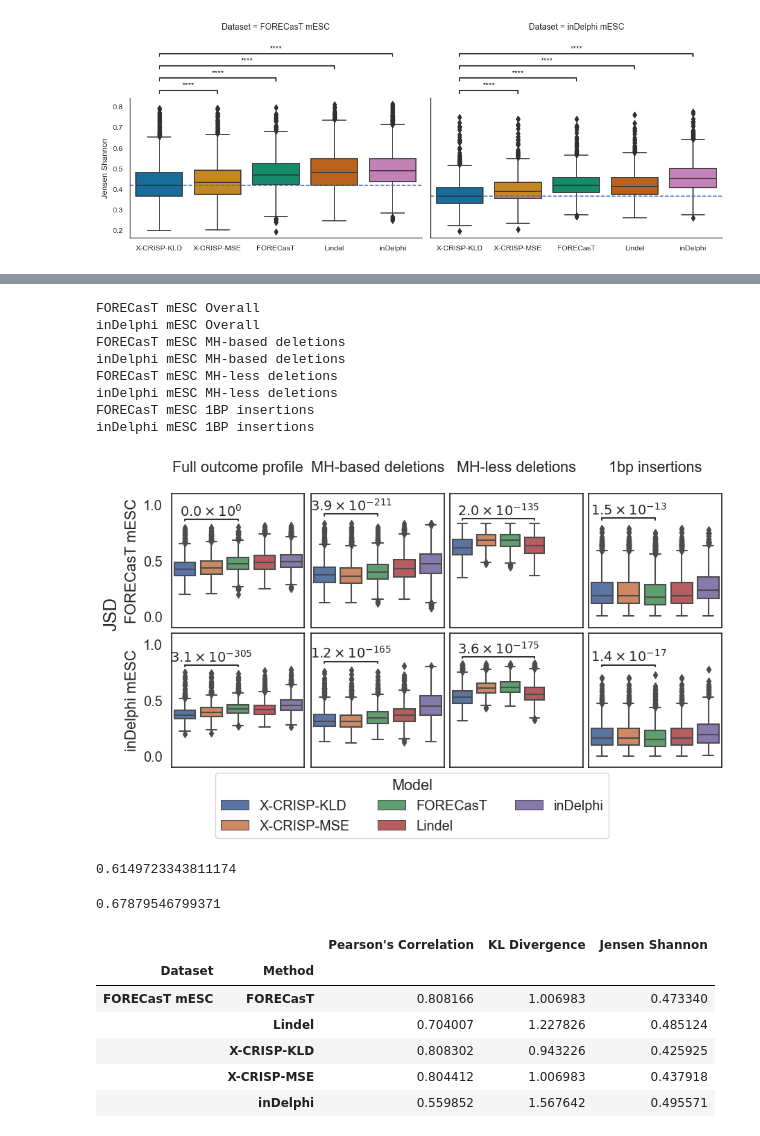
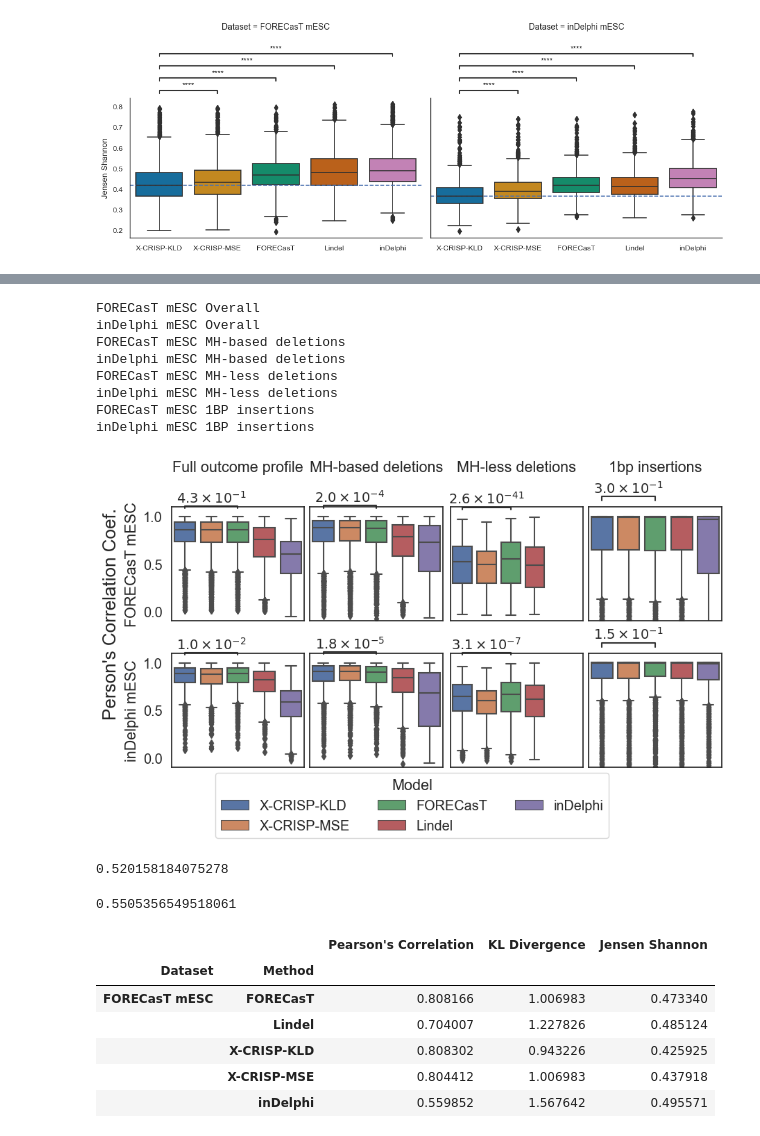
Before and after one commit to zouter/XCRISP, a Jupyter notebook: notebooks/figures/2.performance_comparisons.ipynb, the cells around one changed output, grey strips where cells are left out. Saved outputs shown, nothing was run; the diff lists cells and outputs as text; code cells hidden in the pictures.

```diff
--- a/notebooks/figures/2.performance_comparisons.ipynb
+++ b/notebooks/figures/2.performance_comparisons.ipynb
@@ -145,9 +145,9 @@ insertion_df["Category"] = "Insertions"
 # %%
 import scipy
 
-metric = "Jensen Shannon"
+# metric = "Jensen Shannon"
 # metric = "KL Divergence"
-# metric = "Pearson's Correlation"
+metric = "Pearson's Correlation"
 
 mhless_df = name_correction(pd.read_csv(PERFORMANCE_DATA_DIR + "mhless.tsv", sep="\t"))
 
@@ -286,34 +286,34 @@ for i, a in enumerate(axes):
             b.set_yticklabels([""] * 6)
         b.set_title("")
         b.set_xlabel("")
         b.set_xticklabels([""] * 5)
 
 
 axes[0, 0].set_title("Full outcome profile\n", pad=pad)
 axes[0, 1].set_title("MH-based deletions\n", pad=pad)
 axes[0, 2].set_title("MH-less deletions\n", pad=pad)
 axes[0, 3].set_title("1bp insertions\n", pad=pad)
 
 axes[0, 2].set_xticks([1,2,3,4,5])
 axes[1, 2].set_xticks([1,2,3,4,5])
 
 
 axes[0, 0].set_ylabel("FORECasT mESC")
 axes[1, 0].set_ylabel("inDelphi mESC")
 
 plt.savefig(f"./artifacts/individual_outcome_performance_comparison_{metric}.pdf", facecolor="white", bbox_inches='tight')
 
 plt.show()
 # %% [output]
 FORECasT mESC Overall
 inDelphi mESC Overall
 FORECasT mESC MH-based deletions
 inDelphi mESC MH-based deletions
 FORECasT mESC MH-less deletions
 inDelphi mESC MH-less deletions
 FORECasT mESC 1BP insertions
 inDelphi mESC 1BP insertions
-[figure, old version]
+[figure, new version]
 # %%
 testdf = mhless_df.set_index(["Dataset", "Method", "Target Site"]).sort_index()
 a = testdf.loc["FORECasT mESC"].loc[f"{NAME_FOR_MODEL}KLD"][metric]
@@ -324,11 +324,11 @@ b = testdf.loc["FORECasT mESC"].loc["FORECasT"][metric].loc[idx]
 import numpy as np
 np.median(a)
 # %% [output]
-0.6149723343811174
+0.520158184075278
 # %%
 np.median(b)
 # %% [output]
-0.67879546799371
+0.5505356549518061
 # %%
 overall_df.groupby(["Dataset", "Method"]).mean()
 # %% [output]
```
Also changed, not shown: 12 other files.
